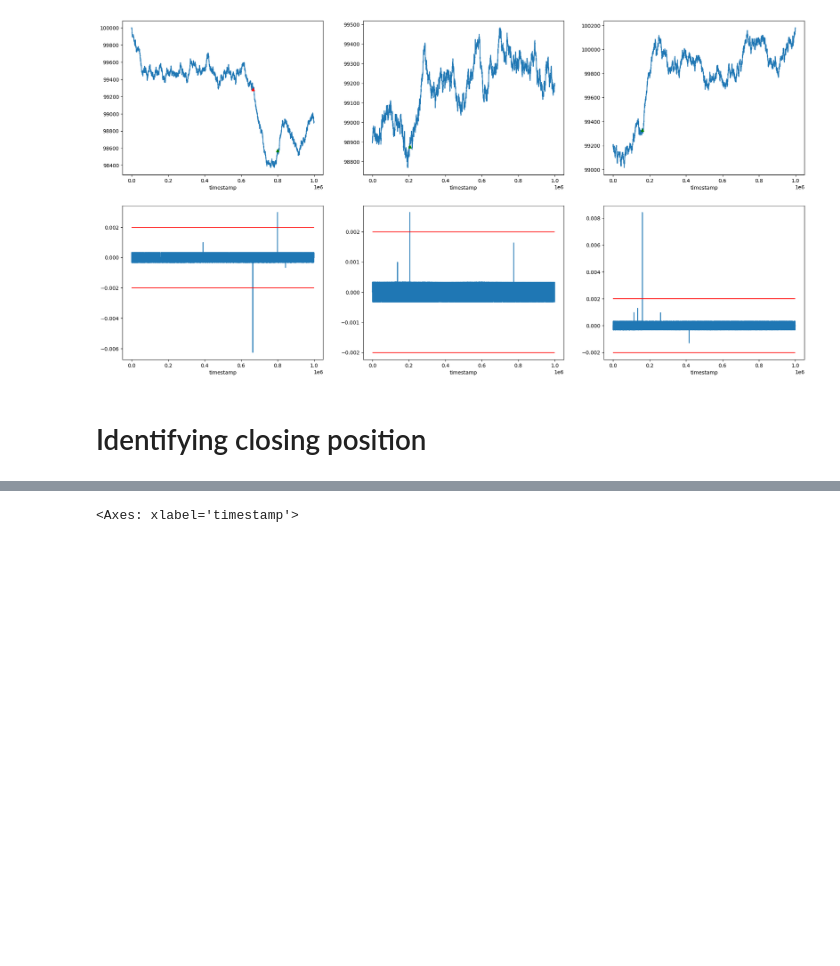
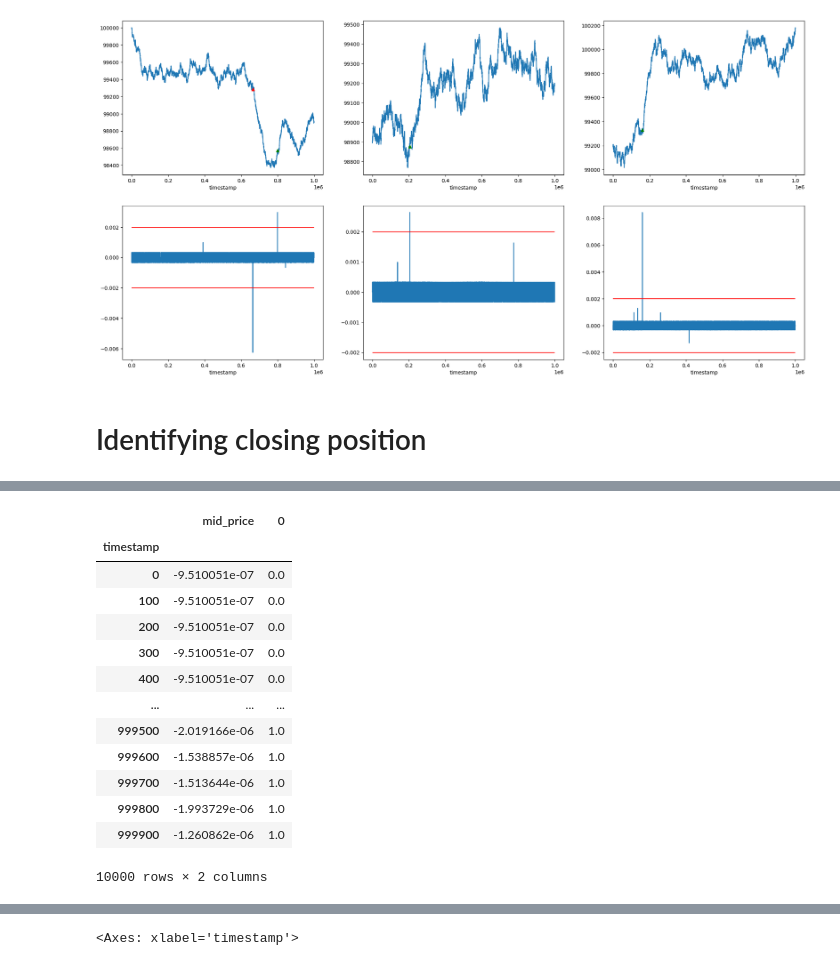
Before and after one commit to nicolassinott/IMC_Prosperity, a Jupyter notebook: notebooks/05-round3-diving_gear.ipynb, the cells around one changed output, grey strips where cells are left out. Saved outputs shown, nothing was run; the diff lists cells and outputs as text; code cells hidden in the pictures; blank space fills up the shorter version.

```diff
--- a/notebooks/05-round3-diving_gear.ipynb
+++ b/notebooks/05-round3-diving_gear.ipynb
@@ -176,0 +474,17 @@ plt.hlines([0], 0,1e6, colors=['red'])
+# %%
+a
+# %% [output]
+|  | mid_price | 0 |
+| timestamp |  |  |
+| 0 | -9.510051e-07 | 0.0 |
+| 100 | -9.510051e-07 | 0.0 |
+| 200 | -9.510051e-07 | 0.0 |
+| 300 | -9.510051e-07 | 0.0 |
+| 400 | -9.510051e-07 | 0.0 |
+| ... | ... | ... |
+| 999500 | -2.019166e-06 | 1.0 |
+| 999600 | -1.538857e-06 | 1.0 |
+| 999700 | -1.513644e-06 | 1.0 |
+| 999800 | -1.993729e-06 | 1.0 |
+| 999900 | -1.260862e-06 | 1.0 |
+10000 rows × 2 columns
```
Also changed, not shown: parts of 22 cells of this notebook.
